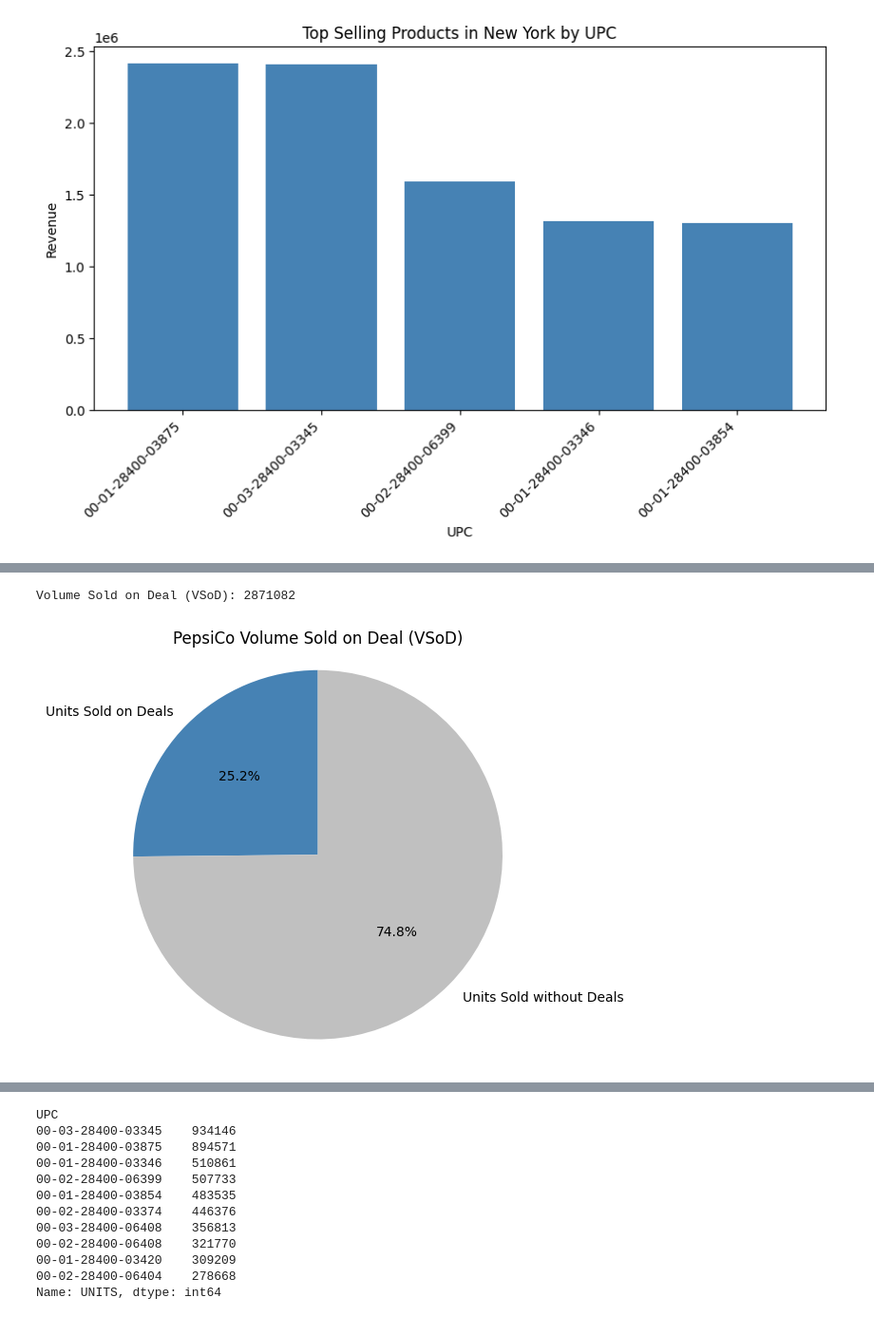
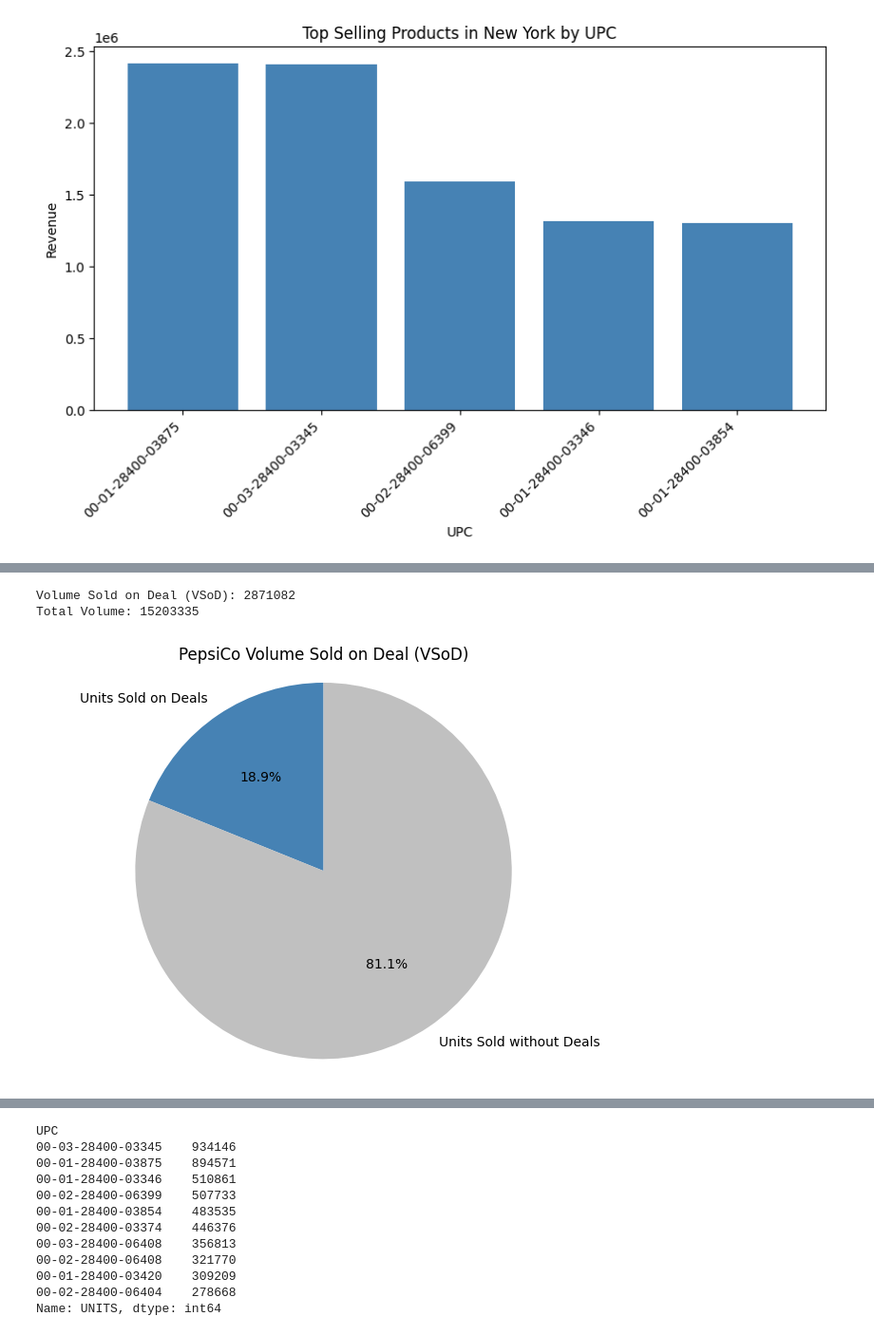
Before and after one commit to mistermakc/big-data-kpis, a Jupyter notebook: analysis/analysis.ipynb, the cells around one changed output, grey strips where cells are left out. Shown at 95% size. Drawn from its saved outputs; the diff is of its cells as text; code cells hidden in the pictures.

```diff
--- a/analysis/analysis.ipynb
+++ b/analysis/analysis.ipynb
@@ -625,31 +729,30 @@ Name: PR, dtype: float64
 # %%
-# Filter for PepsiCo products
-pepsico_df = ny_df[ny_df["L3"] == "PEPSICO INC"]
-
 # Filter for products sold on a deal and not on a deal
-pepsico_deals_df = pepsico_df[pepsico_df["D"] == 1]
-pepsico_no_deals_df = pepsico_df[pepsico_df["D"] == 0]
+pepsico_deals_df = ny_pepsico_df[ny_pepsico_df["D"] == 1]
 
 # Calculate VSoD and total units
 vsod = pepsico_deals_df['UNITS'].sum()
-units_no_deals = pepsico_no_deals_df['UNITS'].sum()
+total_volume = ny_pepsico_df['UNITS'].sum()
+vsnod = total_volume - vsod
 
 # Print VSoD
 print('Volume Sold on Deal (VSoD):', vsod)
+print('Total Volume:', total_volume)
 
 # Pie chart visualization
 labels = ['Units Sold on Deals', 'Units Sold without Deals']
-sizes = [vsod, units_no_deals]
+sizes = [vsod, vsnod]
 colors = ['steelblue','silver']
 
 fig1, ax1 = plt.subplots()
 ax1.pie(sizes, colors=colors, labels=labels, autopct='%1.1f%%', startangle=90)
 
 # Equal aspect ratio ensures that pie is drawn as a circle
 plt.title("PepsiCo Volume Sold on Deal (VSoD)")
 ax1.axis('equal')
 plt.tight_layout()
 plt.show()
 # %% [output]
 Volume Sold on Deal (VSoD): 2871082
+Total Volume: 15203335
-[figure, old version]
+[figure, new version]
```
Also changed, not shown: parts of 57 cells of this notebook, 2 other files.
